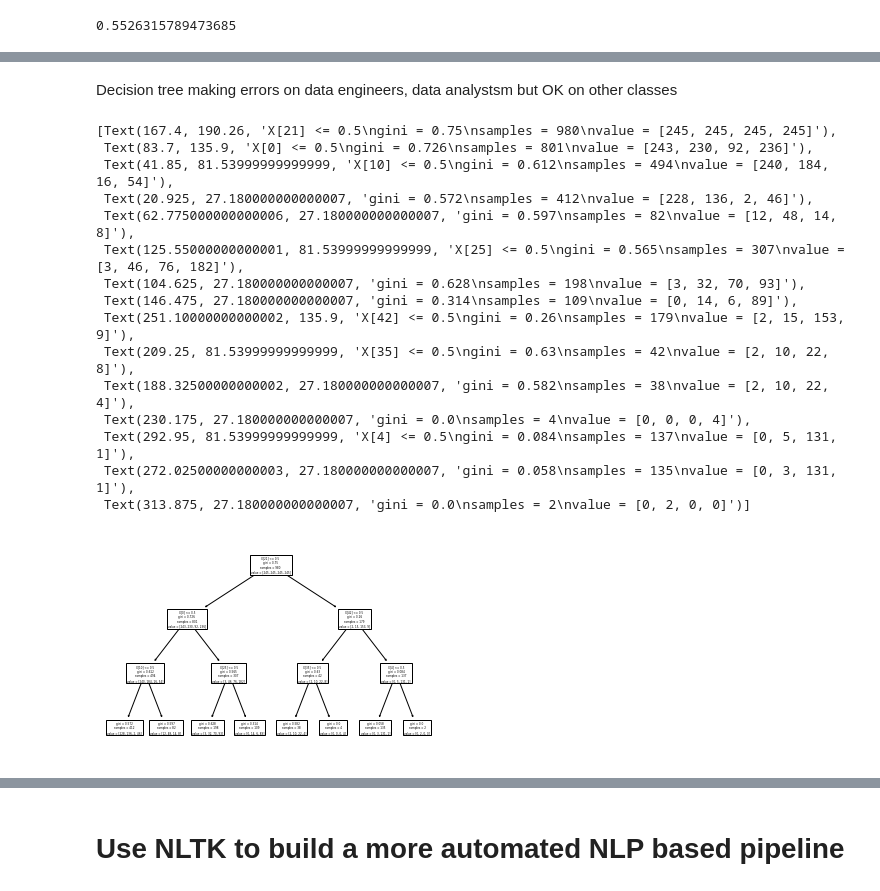
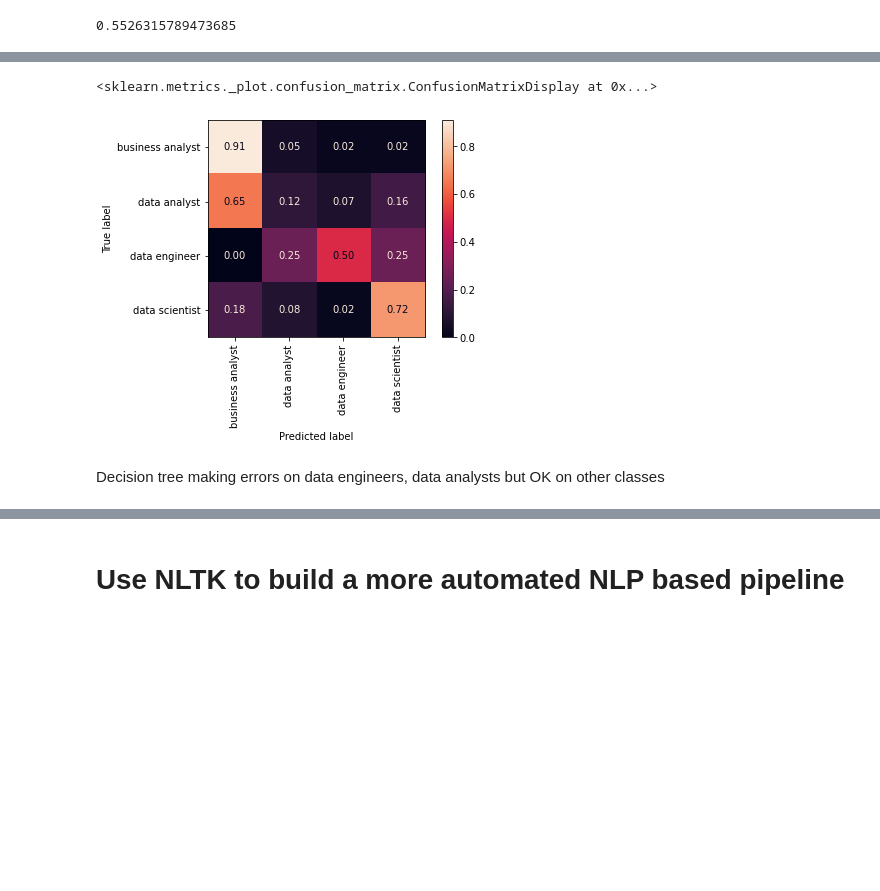
Before and after one commit to adin786/jobs-analysis, a Jupyter notebook: jobs-analysis.ipynb, the cells around one changed output, grey strips where cells are left out. Drawn from its saved outputs; the diff is of its cells as text; code cells hidden in the pictures; blank space fills up the shorter version.

```diff
--- a/jobs-analysis.ipynb
+++ b/jobs-analysis.ipynb
@@ -767,23 +767,8 @@ plot_confusion_matrix(clf_tree, X_test, y_test, values_format='d', xticks_rotati
+# %%
+# Normalised confusion matrix
+plot_confusion_matrix(clf_tree, X_test, y_test, values_format='.2f', xticks_rotation='vertical', normalize='true', cmap='rocket')
+# %% [output]
+<sklearn.metrics._plot.confusion_matrix.ConfusionMatrixDisplay at 0x...>
+[figure, added]
 # %% [markdown]
-Decision tree making errors on data engineers, data analystsm but OK on other classes
+Decision tree making errors on data engineers, data analysts but OK on other classes
-# %%
-from sklearn.tree import plot_tree
-
-plot_tree(clf_tree)
-# %% [output]
-[Text(167.4, 190.26, 'X[21] <= 0.5\ngini = 0.75\nsamples = 980\nvalue = [245, 245, 245, 245]'),
- Text(83.7, 135.9, 'X[0] <= 0.5\ngini = 0.726\nsamples = 801\nvalue = [243, 230, 92, 236]'),
- Text(41.85, 81.53999999999999, 'X[10] <= 0.5\ngini = 0.612\nsamples = 494\nvalue = [240, 184, 16, 54]'),
- Text(20.925, 27.180000000000007, 'gini = 0.572\nsamples = 412\nvalue = [228, 136, 2, 46]'),
- Text(62.775000000000006, 27.180000000000007, 'gini = 0.597\nsamples = 82\nvalue = [12, 48, 14, 8]'),
- Text(125.55000000000001, 81.53999999999999, 'X[25] <= 0.5\ngini = 0.565\nsamples = 307\nvalue = [3, 46, 76, 182]'),
- Text(104.625, 27.180000000000007, 'gini = 0.628\nsamples = 198\nvalue = [3, 32, 70, 93]'),
- Text(146.475, 27.180000000000007, 'gini = 0.314\nsamples = 109\nvalue = [0, 14, 6, 89]'),
- Text(251.10000000000002, 135.9, 'X[42] <= 0.5\ngini = 0.26\nsamples = 179\nvalue = [2, 15, 153, 9]'),
- Text(209.25, 81.53999999999999, 'X[35] <= 0.5\ngini = 0.63\nsamples = 42\nvalue = [2, 10, 22, 8]'),
- Text(188.32500000000002, 27.180000000000007, 'gini = 0.582\nsamples = 38\nvalue = [2, 10, 22, 4]'),
- Text(230.175, 27.180000000000007, 'gini = 0.0\nsamples = 4\nvalue = [0, 0, 0, 4]'),
- Text(292.95, 81.53999999999999, 'X[4] <= 0.5\ngini = 0.084\nsamples = 137\nvalue = [0, 5, 131, 1]'),
- Text(272.02500000000003, 27.180000000000007, 'gini = 0.058\nsamples = 135\nvalue = [0, 3, 131, 1]'),
- Text(313.875, 27.180000000000007, 'gini = 0.0\nsamples = 2\nvalue = [0, 2, 0, 0]')]
-[figure, removed]
```
Also changed, not shown: parts of 57 cells of this notebook, 1 other file.
